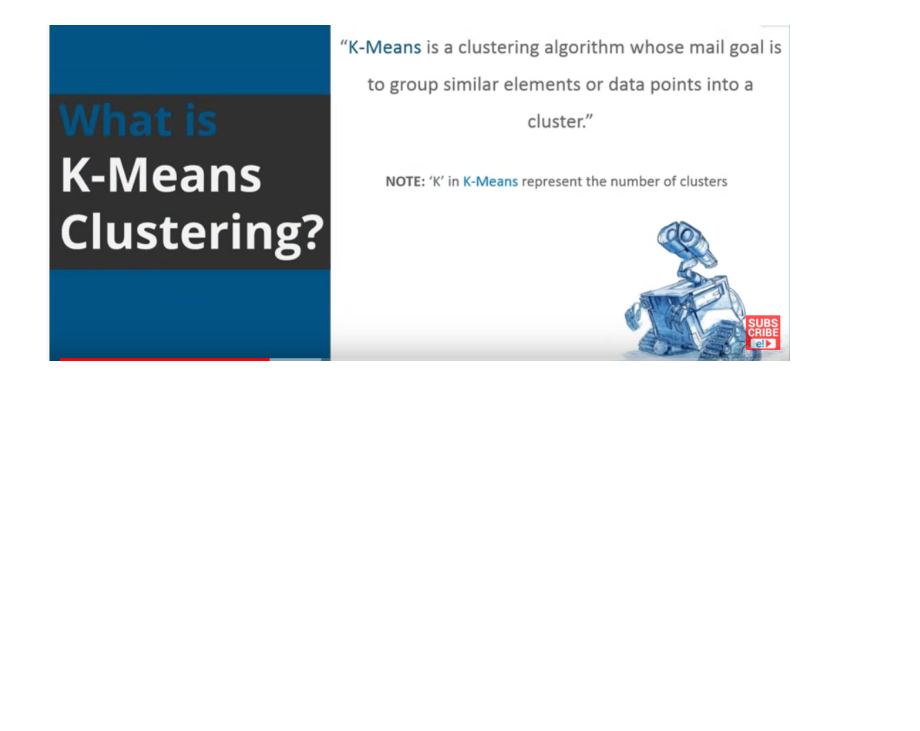
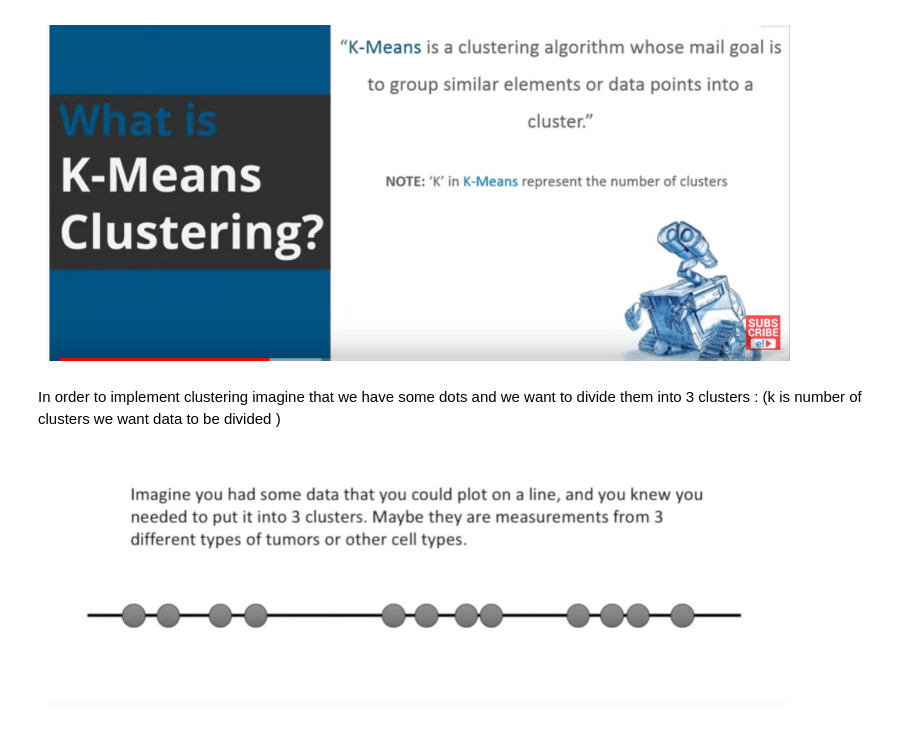
Before and after one commit to Precioux/Machine-Learning-Course, a Jupyter notebook: Algorithms tutorial/Unsupervied Learning/K-means/K-means.ipynb, the cells around one changed output. Cells and saved outputs as stored; diff of their text form; code cells hidden in the pictures; blank space fills up the shorter version.

```diff
--- a/Algorithms tutorial/Unsupervied Learning/K-means/K-means.ipynb
+++ b/Algorithms tutorial/Unsupervied Learning/K-means/K-means.ipynb
@@ -114,3 +114,13 @@ plt.imshow(image)
 plt.show()
 # %% [output]
 [figure]
+# %% [markdown]
+In order to implement clustering imagine that we have some dots and we want to divide them into 3 clusters : (k is number of clusters we want data to be divided )
+# %%
+plt.figure(figsize=(12, 10), dpi=80)
+image = img.imread('1.png')
+plt.axis('off')
+plt.imshow(image)
+plt.show()
+# %% [output]
+[figure, added]
```
Also changed, not shown: parts of 22 cells of this notebook, 13 other files.
